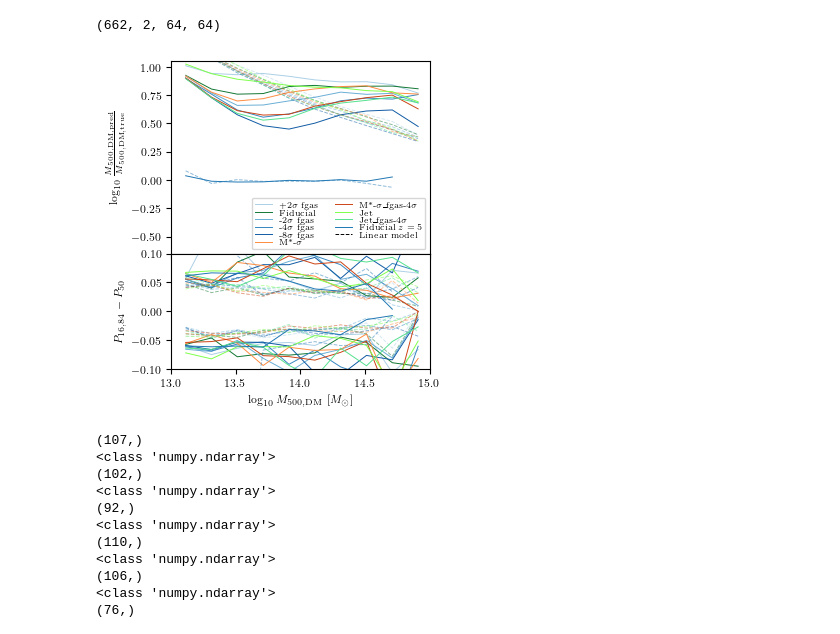
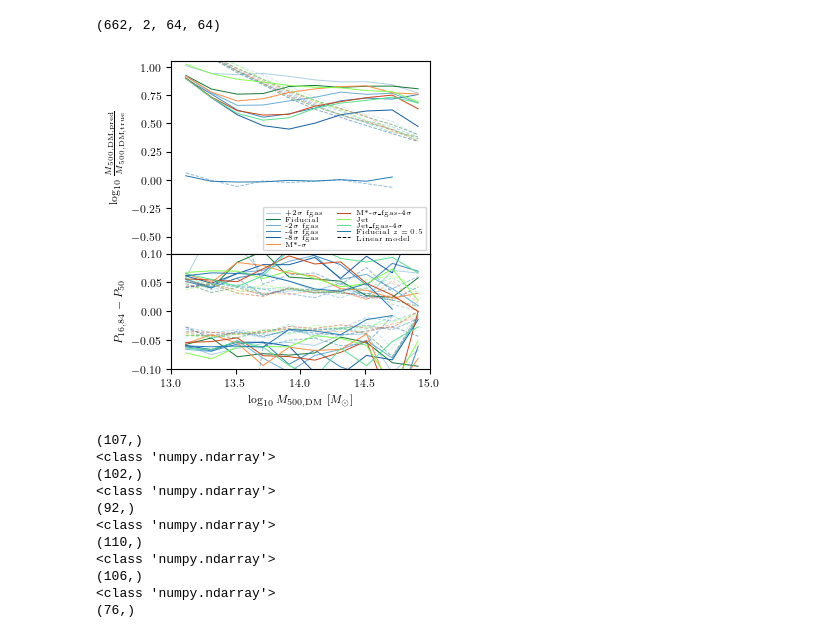
Before and after one commit to woutervantol/scriptie2, a Jupyter notebook: plots.ipynb, the cells around one changed output. Saved outputs shown, nothing was run; the diff lists cells and outputs as text; code cells hidden in the pictures.

Commit message:
CLEAN UP: added comments, added docstrings(kinda), removed old code, restructured plots notebook naming

```diff
--- a/plots.ipynb
+++ b/plots.ipynb
@@ -579,7 +519,0 @@ AttributeError: 'Data' object has no attribute 'masses'
-# %%
-for testmodel in testmodels:
-    p["model"] = testmodel
-    data = Data(p)
-    filename = p_to_filename(p)
-    data.make_nn_dataset(filename=filename)
-    print(data.std_y, data.mean_y, data.std_x, data.mean_x)
@@ -620,6 +519,0 @@ for testmodel in testmodels:
-# %%
-p["model"] = testmodel
-data = Data(p)
-filename = p_to_filename(p)
-data.make_nn_dataset(filename=filename)
-data.load_testset(filename=filename)
@@ -684,18 +520,3 @@ tensor([ 0.0814,  0.0993,  0.0360,  0.0977,  0.0011,  0.0665,  0.0542,  0.0395,
-# %%
-### z=0.5 ###
-
-p["redshift"] = 0.5
-p["noisy"] = True
-data = Data(p)
-
-name_addon = ""
-if p["simtype"] != "single":
-    name_addon += "_"+p["simtype"]
-if p["noisy"]:
-    name_addon += "_noisy"
-
-filename = p_to_filename(p)+name_addon
-nnmodel = torch.load(f"{p['model_path']}/{filename}.pt", map_location=torch.device("cpu"))
 # %%
 def powerlaw2d(xy, L0_low, p1_low, p2_low, L0_high, p1_high, p2_high, M0):
     x, y = xy
@@ -922,35 +743,35 @@ for b in range(nr_bins):
     indices = np.logical_and(testmasses > bin_edges[b], testmasses < bin_edges[b+1])
     diff = np.array(z05_predictions)[indices] - np.log10(testmasses[indices])
     x = np.append(x, np.log10(np.mean([bin_edges[b], bin_edges[b+1]])))
     y = np.append(y, np.median(diff))
     perc16 = np.append(perc16, np.percentile(diff, 16))
     perc84 = np.append(perc84, np.percentile(diff, 84))
-axs[0].plot(x, y, color="tab:blue", label="Fiducial $z=5$")
+axs[0].plot(x, y, color="tab:blue", label="Fiducial $z=0.5$")
 axs[1].plot(x, perc16-y, color="tab:blue")
 axs[1].plot(x, perc84-y, color="tab:blue")
 
 axs[0].set_ylabel(r"$\log_{10} \frac{M_{500, \mathrm{DM}, \mathrm{pred}}}{M_{500, \mathrm{DM}, \mathrm{true}}}$")
 axs[1].set_ylabel(r"$P_{16, 84} - P_{50}$")
 plt.xlabel(r"$\log_{10} M_{500, \mathrm{DM}}$  $\left[M_\odot \right]$")
 plt.xlim(13, 15)
 
 axs[0].set_ylim(-0.65, 1.05)
 axs[1].set_ylim(-0.1, 0.1)
 
 axs[0].plot([14], [0], color="black", label="Linear model", ls="dashed")
 # axs[1].plot([0], [0], color="black", label="16th-84th percentiles", ls="dashdot")
 axs[0].legend(loc="lower right", bbox_to_anchor=(1, 0), labelspacing=0, ncol=2)
 # axs[1].legend(loc="upper right", bbox_to_anchor=(1, 1), labelspacing=0, ncol=2)
 
 if p["noisy"]:
     name_addon = "_noisy"
 else:
     name_addon = ""
 
 plt.savefig("/home/tol/Documents/Thesis/plots/results_z05"+name_addon+".pdf", bbox_inches="tight")
 plt.show()
 # %% [output]
-[figure, old version]
+[figure, new version]
 # %%
 ### error + percentile plots
 fig, axs = plt.subplots(2, 1, figsize=(10/3, 4), sharex=True, gridspec_kw={"height_ratios":(5,3),"hspace":0})
```
Also changed, not shown: parts of 58 cells of this notebook, 22 other files.
